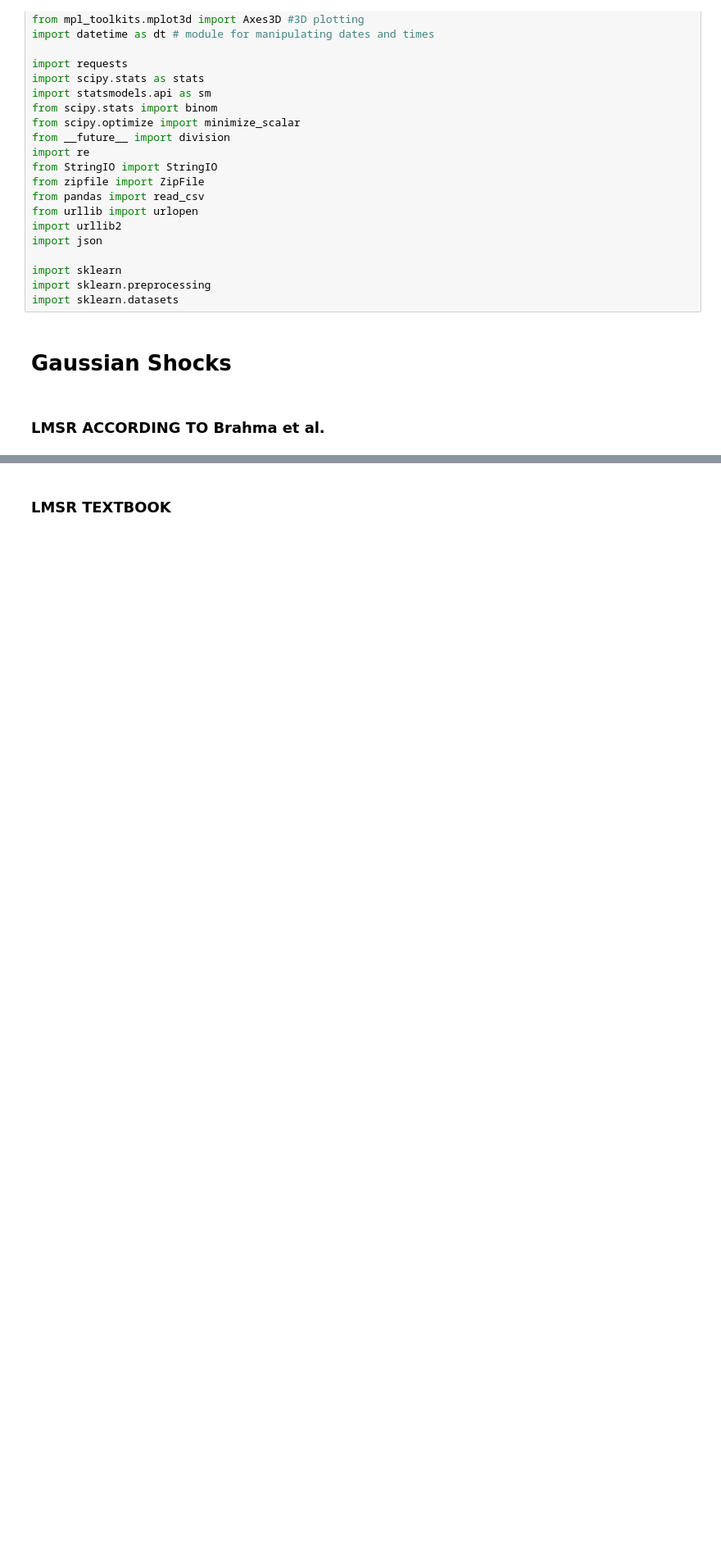
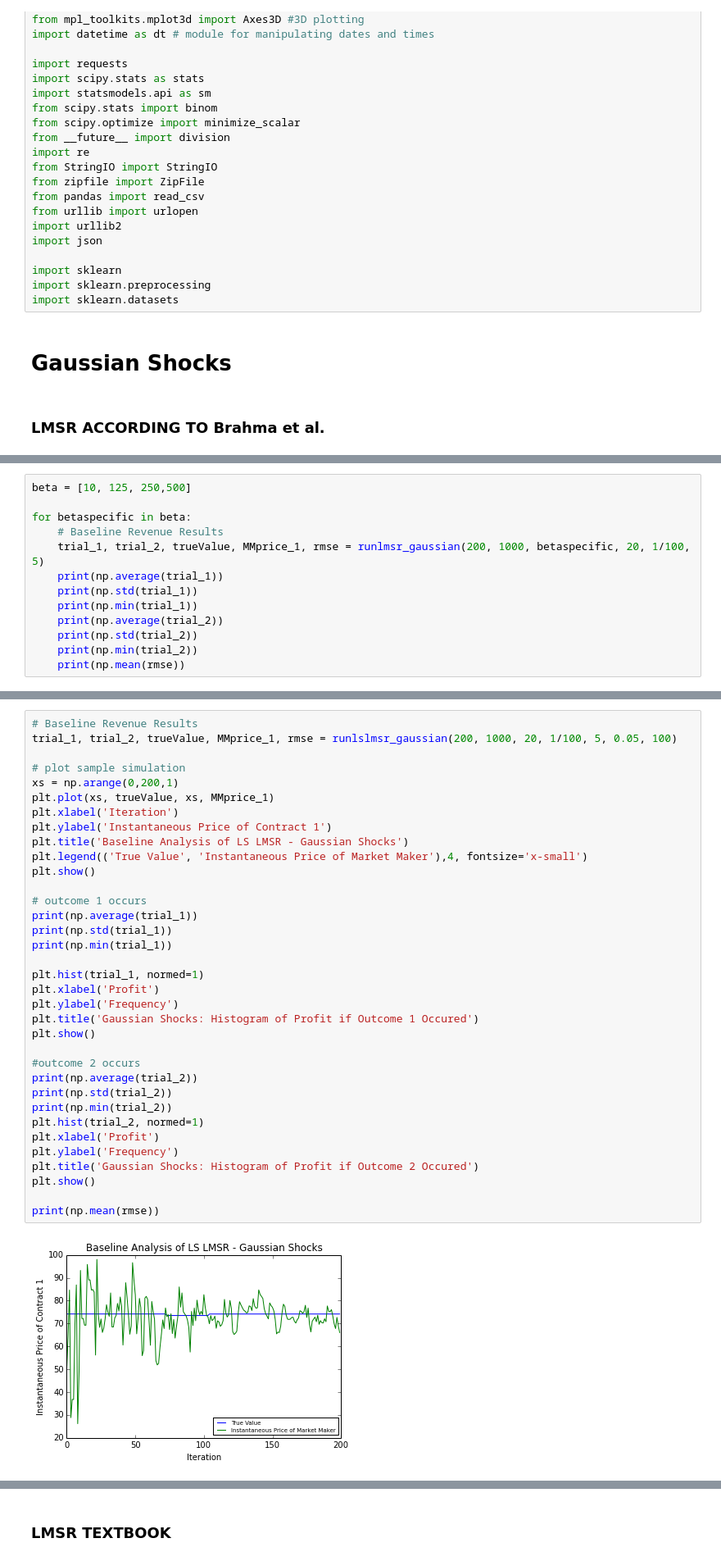
Before and after one commit to howardzhangcs/CS186FinalProject, a Jupyter notebook: Simulation/Simulation.ipynb, the cells around one changed output, grey strips where cells are left out. Shown at 82% size. Cells and saved outputs as stored; diff of their text form; blank space fills up the shorter version.

```diff
--- a/Simulation/Simulation.ipynb
+++ b/Simulation/Simulation.ipynb
@@ -151,0 +168,13 @@ plt.show()
+# %%
+beta = [10, 125, 250,500]
+
+for betaspecific in beta:
+    # Baseline Revenue Results
+    trial_1, trial_2, trueValue, MMprice_1, rmse = runlmsr_gaussian(200, 1000, betaspecific, 20, 1/100, 5)
+    print(np.average(trial_1))
+    print(np.std(trial_1))
+    print(np.min(trial_1))
+    print(np.average(trial_2))
+    print(np.std(trial_2))
+    print(np.min(trial_2))
+    print(np.mean(rmse))
@@ -151,0 +296,37 @@ plt.show()
+# %%
+# Baseline Revenue Results
+trial_1, trial_2, trueValue, MMprice_1, rmse = runlslmsr_gaussian(200, 1000, 20, 1/100, 5, 0.05, 100)
+
+# plot sample simulation
+xs = np.arange(0,200,1)
+plt.plot(xs, trueValue, xs, MMprice_1)
+plt.xlabel('Iteration')
+plt.ylabel('Instantaneous Price of Contract 1')
+plt.title('Baseline Analysis of LS LMSR - Gaussian Shocks')
+plt.legend(('True Value', 'Instantaneous Price of Market Maker'),4, fontsize='x-small')
+plt.show()
+
+# outcome 1 occurs
+print(np.average(trial_1))
+print(np.std(trial_1))
+print(np.min(trial_1))
+
+plt.hist(trial_1, normed=1)
+plt.xlabel('Profit')
+plt.ylabel('Frequency')
+plt.title('Gaussian Shocks: Histogram of Profit if Outcome 1 Occured')
+plt.show()
+
+#outcome 2 occurs
+print(np.average(trial_2))
+print(np.std(trial_2))
+print(np.min(trial_2))
+plt.hist(trial_2, normed=1)
+plt.xlabel('Profit')
+plt.ylabel('Frequency')
+plt.title('Gaussian Shocks: Histogram of Profit if Outcome 2 Occured')
+plt.show()
+
+print(np.mean(rmse))
+# %% [output]
+[figure, added]
```
Also changed, not shown: parts of 28 cells of this notebook, 18 other files.
